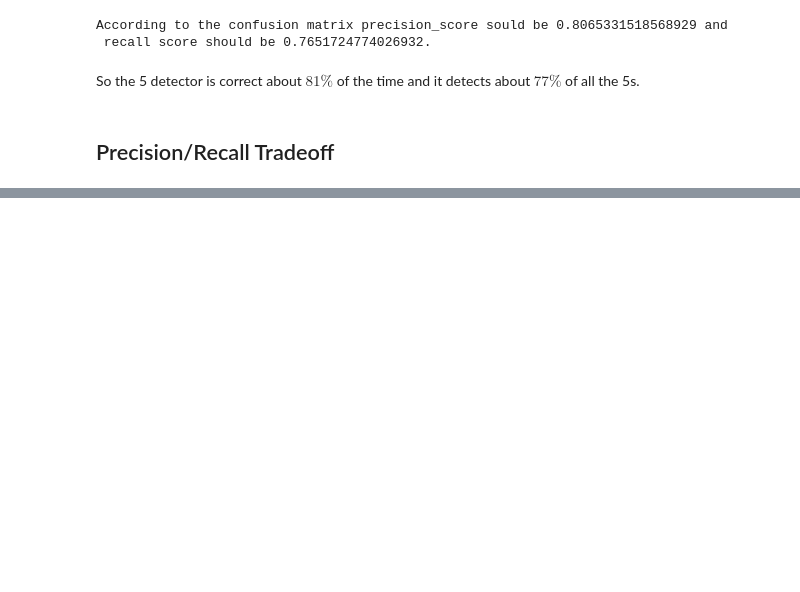
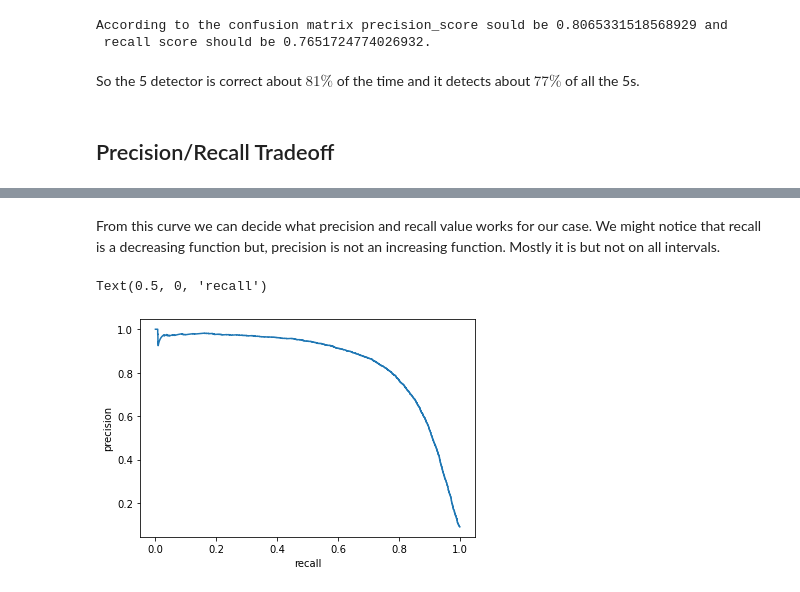
Before and after one commit to mm-crj/tf-exercies, a Jupyter notebook: Classification/MNIST/classification_mnist_dataset.ipynb, the cells around one changed output, grey strips where cells are left out. Drawn from its saved outputs; the diff is of its cells as text; code cells hidden in the pictures; blank space fills up the shorter version.

```diff
--- a/Classification/MNIST/classification_mnist_dataset.ipynb
+++ b/Classification/MNIST/classification_mnist_dataset.ipynb
@@ -136,0 +166,9 @@ So the 5 detector is correct about $81\%$ of the time and it detects about $77\%
+# %% [markdown]
+From this curve we can decide what precision and recall value works for our case. We might notice that recall is a decreasing function but, precision is not an increasing function. Mostly it is but not on all intervals.
+# %%
+plt.plot(recalls, precisions)
+plt.ylabel("precision")
+plt.xlabel("recall")
+# %% [output]
+Text(0.5, 0, 'recall')
+[figure, added]
```
Also changed, not shown: parts of 20 cells of this notebook.
